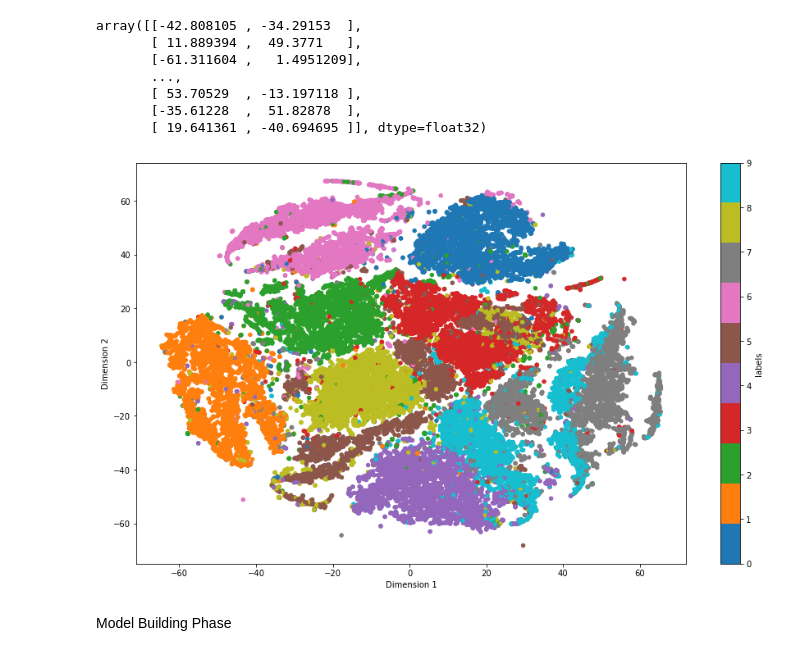
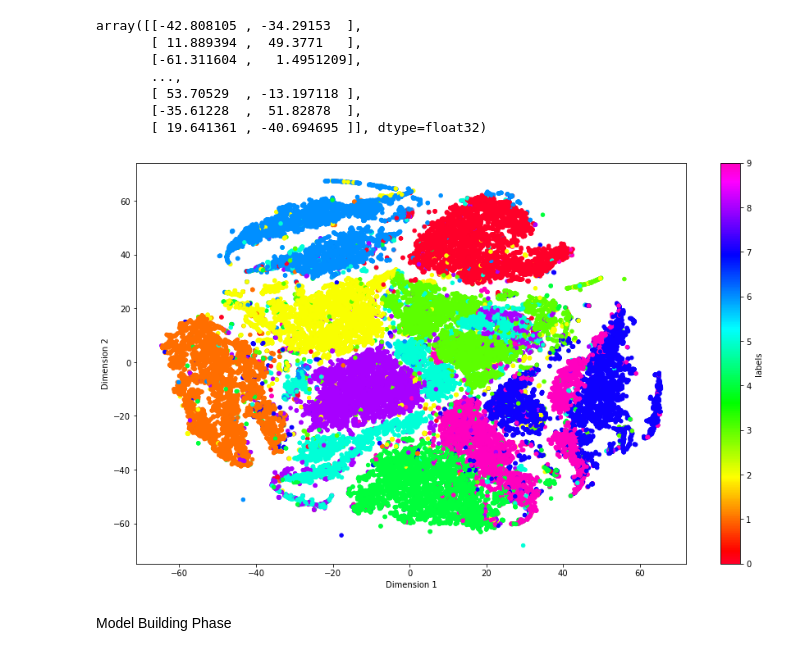
Before and after one commit to atharvabhide/Digit_Recognition, a Jupyter notebook: digit_recognition.ipynb, the cells around one changed output. Cells and saved outputs as stored; diff of their text form; code cells hidden in the pictures.

```diff
--- a/digit_recognition.ipynb
+++ b/digit_recognition.ipynb
@@ -142,10 +142,10 @@ array([[-42.808105 , -34.29153  ],
 # %%
 # visualize the data after t-SNE
 df = pd.DataFrame(features_embedded, columns=["Dimension 1", "Dimension 2"])
 df["labels"] = labels
-df.plot.scatter(x='Dimension 1', y='Dimension 2', c='labels', cmap='tab10', figsize=(15,9), sharex=False);
+df.plot.scatter(x='Dimension 1', y='Dimension 2', c='labels', cmap='gist_rainbow', figsize=(15,9), sharex=False);
 # %% [output]
-[figure, old version]
+[figure, new version]
 # %% [markdown]
 Model Building Phase
 # %%
```
Also changed, not shown: parts of 3 cells of this notebook.
